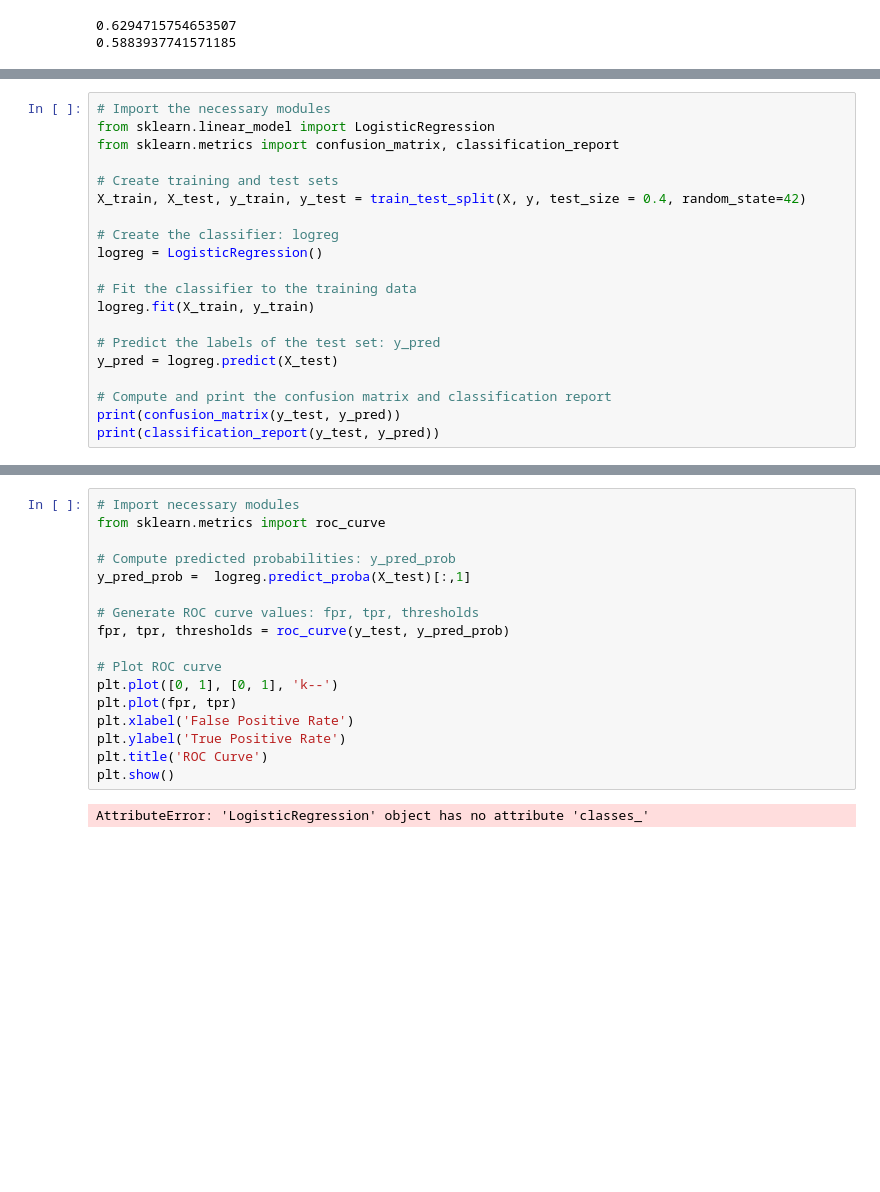
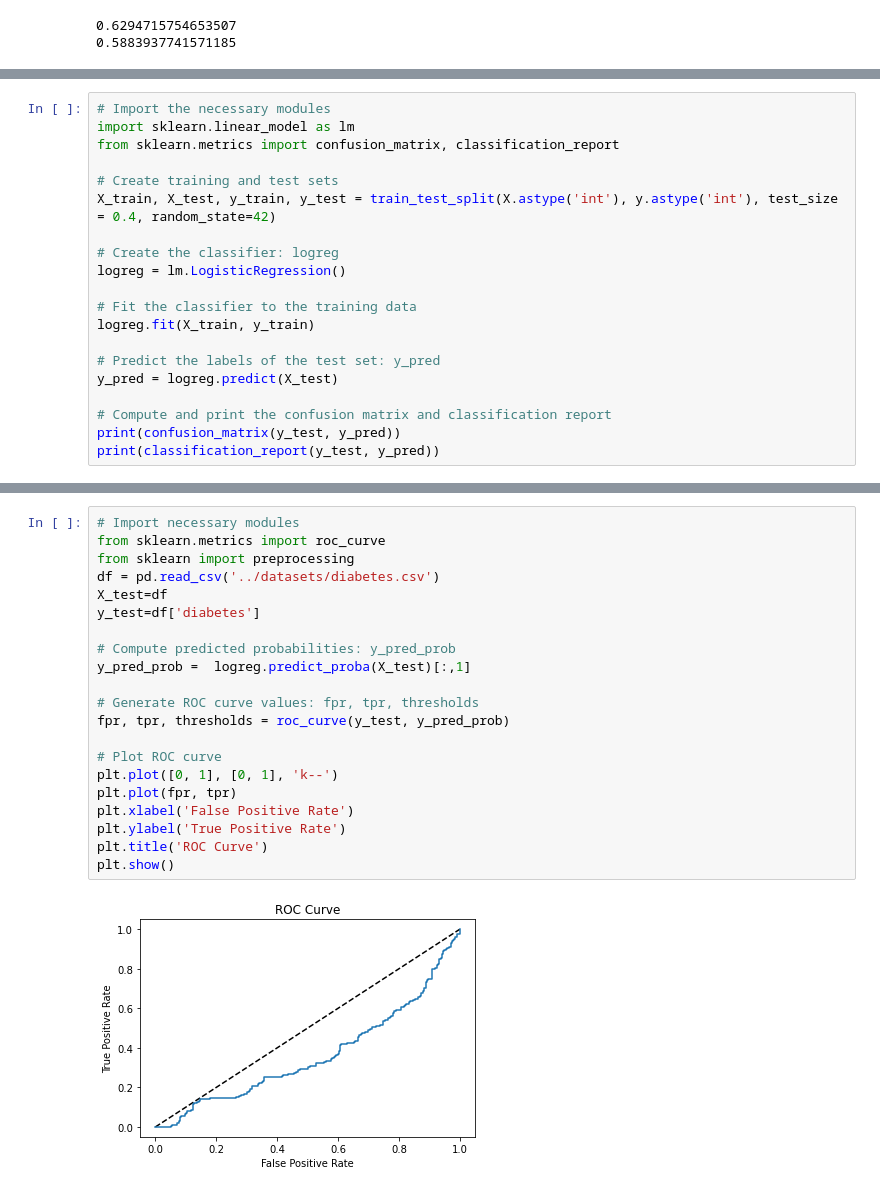
Before and after one commit to tubademir23/ML_Python101, a Jupyter notebook: datacamp/data_scientist/SupervisedLearningWithScikit-Learn.ipynb, the cells around one changed output, grey strips where cells are left out. Drawn from its saved outputs; the diff is of its cells as text; blank space fills up the shorter version.

```diff
--- a/datacamp/data_scientist/SupervisedLearningWithScikit-Learn.ipynb
+++ b/datacamp/data_scientist/SupervisedLearningWithScikit-Learn.ipynb
@@ -427,13 +486,13 @@ Compute and print the confusion matrix and classification report. This has been
 # %%
 # Import the necessary modules
-from sklearn.linear_model import LogisticRegression
+import sklearn.linear_model as lm
 from sklearn.metrics import confusion_matrix, classification_report
 
 # Create training and test sets
-X_train, X_test, y_train, y_test = train_test_split(X, y, test_size = 0.4, random_state=42)
+X_train, X_test, y_train, y_test = train_test_split(X.astype('int'), y.astype('int'), test_size = 0.4, random_state=42)
 
 # Create the classifier: logreg
-logreg = LogisticRegression()
+logreg = lm.LogisticRegression()
 
 # Fit the classifier to the training data
 logreg.fit(X_train, y_train)
@@ -456,22 +533,26 @@ Plot the ROC curve with fpr on the x-axis and tpr on the y-axis.
 # %%
 # Import necessary modules
 from sklearn.metrics import roc_curve
+from sklearn import preprocessing
+df = pd.read_csv('../datasets/diabetes.csv')
+X_test=df
+y_test=df['diabetes']
 
 # Compute predicted probabilities: y_pred_prob
 y_pred_prob =  logreg.predict_proba(X_test)[:,1]
 
 # Generate ROC curve values: fpr, tpr, thresholds
 fpr, tpr, thresholds = roc_curve(y_test, y_pred_prob)
 
 # Plot ROC curve
 plt.plot([0, 1], [0, 1], 'k--')
 plt.plot(fpr, tpr)
 plt.xlabel('False Positive Rate')
 plt.ylabel('True Positive Rate')
 plt.title('ROC Curve')
 plt.show()
 # %% [output]
-AttributeError: 'LogisticRegression' object has no attribute 'classes_'
+[figure, added]
 # %%
 """
 Import roc_auc_score from sklearn.metrics and cross_val_score from sklearn.model_selection.
```
Also changed, not shown: parts of 49 cells of this notebook, 8 other files.
